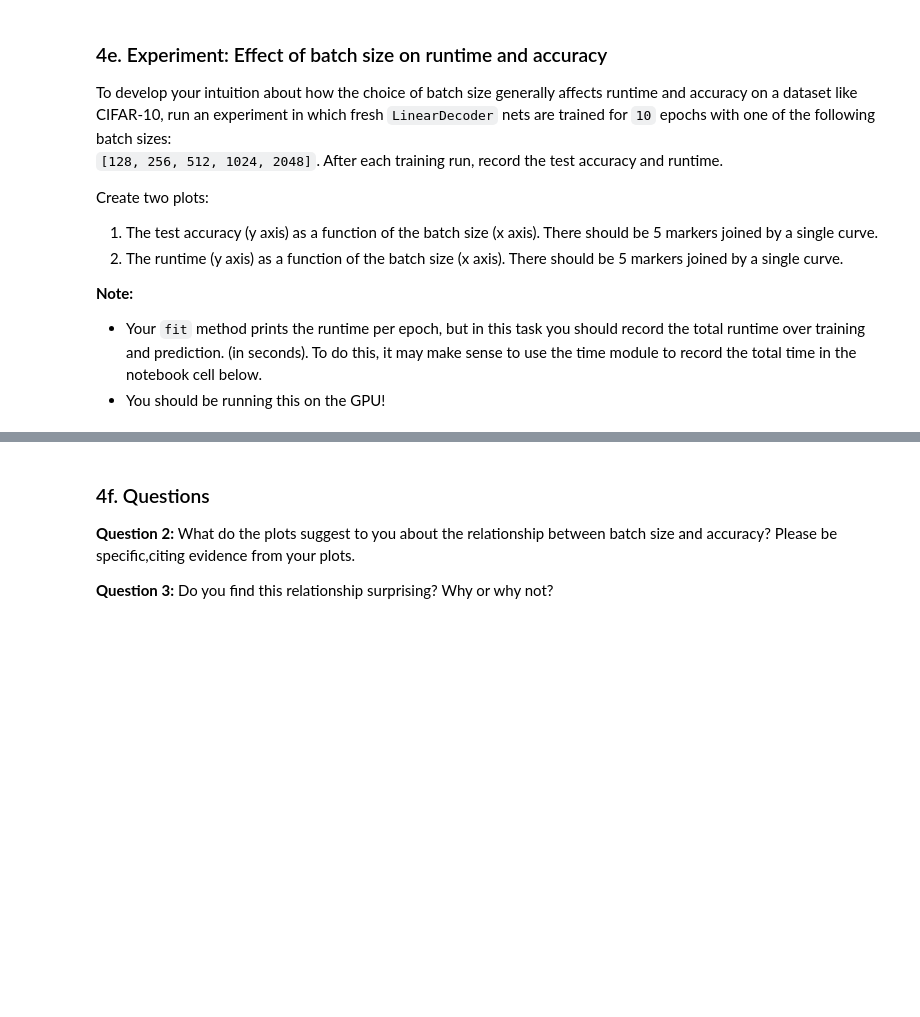
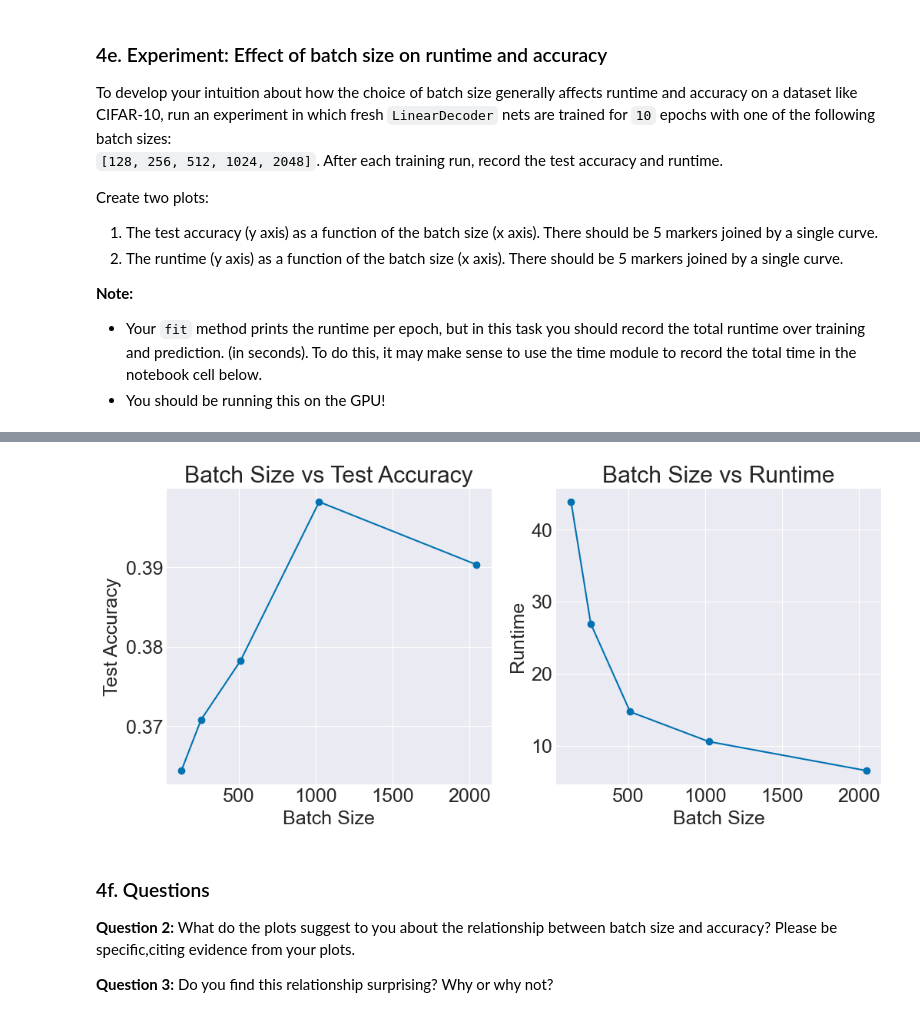
Before and after one commit to sampolz/Neural-Networks, a Jupyter notebook: CS443 Project 1/linear_decoder.ipynb, the cells around one changed output, grey strips where cells are left out. Saved outputs shown, nothing was run; the diff lists cells and outputs as text; code cells hidden in the pictures; blank space fills up the shorter version.

```diff
--- a/CS443 Project 1/linear_decoder.ipynb
+++ b/CS443 Project 1/linear_decoder.ipynb
@@ -262,19 +262,18 @@ Create two plots:
 tf.random.set_seed(0)
 batch_sizes = [128, 256, 512, 1024, 2048]
 
+test_accs = []
+runtimes = []
+
 for batch_size in batch_sizes:
     print(f'\nBatch Size: {batch_size}')
     net = LinearDecoder(input_feats_shape=(3072,), C=10)
     net.compile()
+    start = time.time()
     train_loss_hist, val_loss_hist, val_acc_hist, e = net.fit(x_train_split, y_train_split, x_val = x_val_split, y_val = y_val_split, batch_size=batch_size, max_epochs=10)
+    end = time.time()
+    runtime = end - start
     test_acc, test_loss = net.evaluate(x_test, y_test)
-    print(f'Test accuracy: {test_acc}, Test loss: {test_loss}')
-
-    fig, ax = plt.subplots(1, 2, figsize=(12, 5))
-    ax[0].set_ylabel('Test Accuracy')
-    ax[0].set_xlabel('Batch Size')
-    ax[0].set_title('Batch Size vs Test Accuracy')
-    ax[0].bar(batch_size, test_acc)
-    ax[1].set_ylabel('Runtime')
-    ax[1].set_xlabel('Batch Size')
-    ax[1].set_title('Batch Size vs Runtime')
+    print(f'Test accuracy: {test_acc}, Runtime: {runtime} seconds')
+    runtimes.append(runtime)
+    test_accs.append(test_acc)
@@ -281,3 +298,17 @@ for batch_size in batch_sizes:
+# %%
+fig, ax = plt.subplots(1, 2, figsize=(12, 5))
+ax[0].plot(batch_sizes, test_accs, marker='o')
+ax[0].set_ylabel('Test Accuracy')
+ax[0].set_xlabel('Batch Size')
+ax[0].set_title('Batch Size vs Test Accuracy')
+
+ax[1].plot(batch_sizes, runtimes, marker='o')
+ax[1].set_ylabel('Runtime')
+ax[1].set_xlabel('Batch Size')
+ax[1].set_title('Batch Size vs Runtime')
+plt.show()
+# %% [output]
+[figure, added]
 # %% [markdown]
 ### 4f. Questions
 
```
Also changed, not shown: parts of 7 cells of this notebook.
